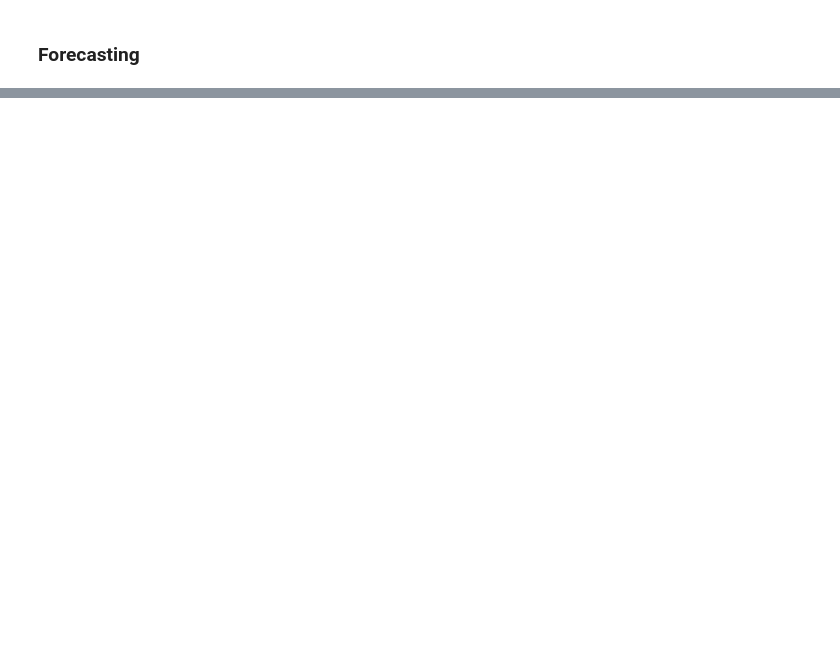
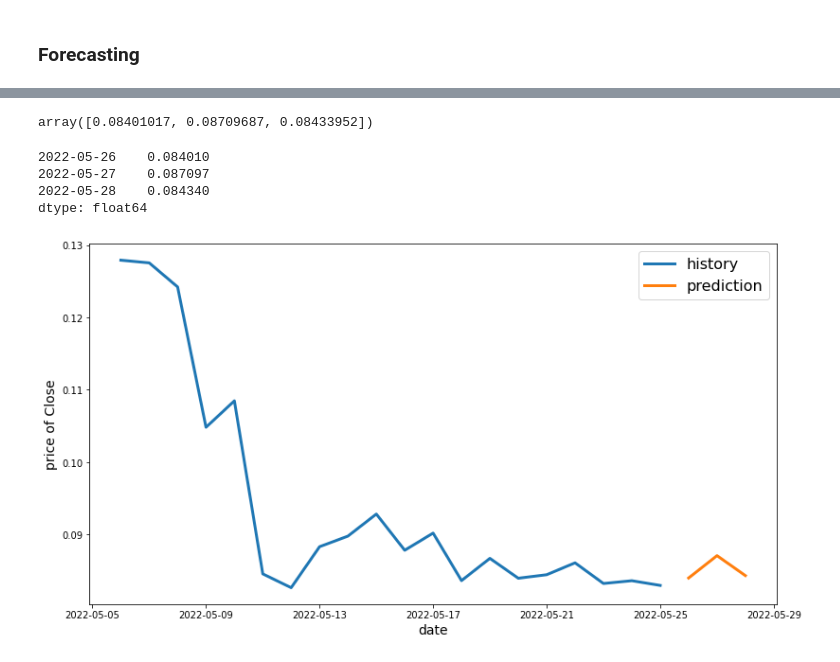
Before and after one commit to Dima12101/cryptocurrency_price_prediction, a Jupyter notebook: price_prediction.ipynb, the cells around one changed output, grey strips where cells are left out. Drawn from its saved outputs; the diff is of its cells as text; code cells hidden in the pictures; blank space fills up the shorter version.

```diff
--- a/price_prediction.ipynb
+++ b/price_prediction.ipynb
@@ -249,0 +260,14 @@ lines_plot([
+# %%
+def predict_to_n(data, n):
+    preds = []
+    for _ in range(n):
+        pr = model.predict(input_data)
+        preds.append(pr[0][0])
+        data = [[*data[0][1:], pr[0]]]
+    return np.array(preds)
+# %%
+# Forecasing
+# ==============================================================================
+input_data = X_test[-2:-1].tolist()
+preds = predict_to_n(input_data, n=3)
+preds
@@ -249,0 +279,28 @@ lines_plot([
+# %%
+# Scaling
+# ==============================================================================
+preds = test['close'].values[-window_len-3:-window_len] * (preds + 1)
+preds
+# %% [output]
+array([0.08401017, 0.08709687, 0.08433952])
+# %%
+# Create df
+# ==============================================================================
+last_day = test.index[-1]
+date_list = [last_day + datetime.timedelta(days=x) for x in range(1, 4)]
+preds = pd.Series(index=date_list, data=preds)
+preds
+# %% [output]
+2022-05-26    0.084010
+2022-05-27    0.087097
+2022-05-28    0.084340
+dtype: float64
+# %%
+# Visualization
+# ==============================================================================
+lines_plot([
+    (test['close'][-20:], 'history'),
+    (preds, 'prediction')
+], lw=3)
+# %% [output]
+[figure, added]
```
Also changed, not shown: parts of 12 cells of this notebook.
